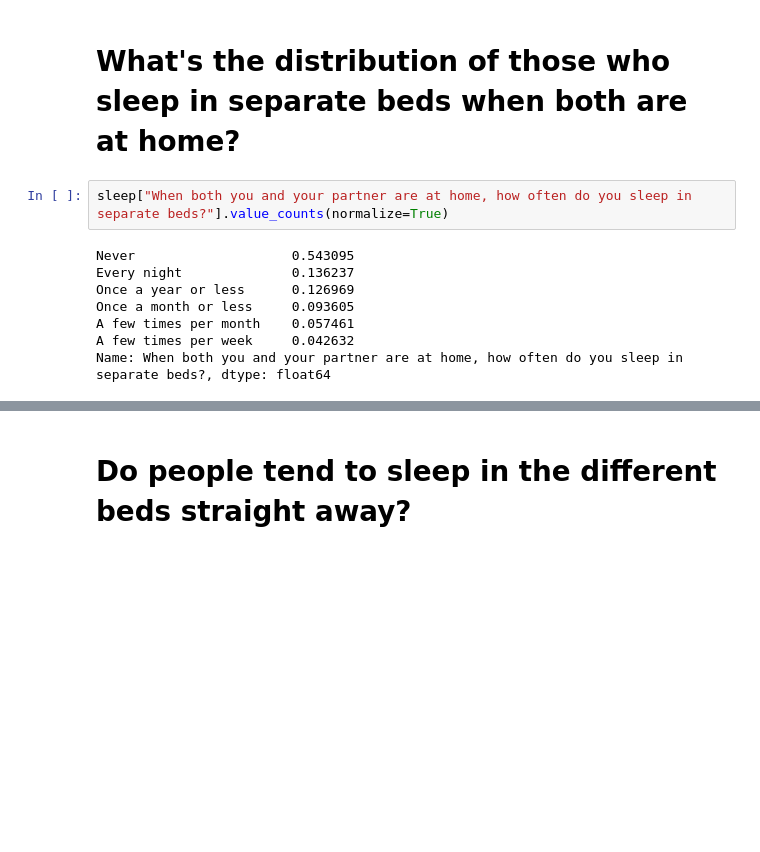
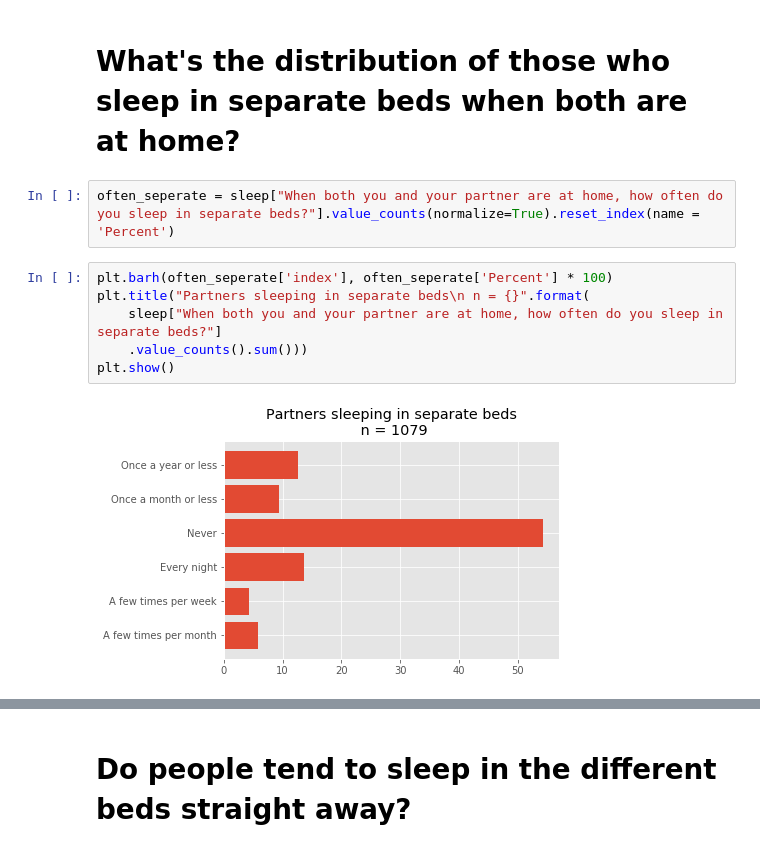
Before and after one commit to mathcoder3141/projects, a Jupyter notebook: sleep/sleep_analysis.ipynb, the cells around one changed output, grey strips where cells are left out. Cells and saved outputs as stored; diff of their text form; blank space fills up the shorter version.

```diff
--- a/sleep/sleep_analysis.ipynb
+++ b/sleep/sleep_analysis.ipynb
@@ -69,13 +55,13 @@ Name: How long have you been in your current relationship? If you are not curren
 # %% [markdown]
 # What's the distribution of those who sleep in separate beds when both are at home?
 # %%
-sleep["When both you and your partner are at home, how often do you sleep in separate beds?"].value_counts(normalize=True)
+often_seperate = sleep["When both you and your partner are at home, how often do you sleep in separate beds?"].value_counts(normalize=True).reset_index(name = 'Percent')
-# %% [output]
-Never                    0.543095
-Every night              0.136237
-Once a year or less      0.126969
-Once a month or less     0.093605
-A few times per month    0.057461
-A few times per week     0.042632
-Name: When both you and your partner are at home, how often do you sleep in separate beds?, dtype: float64
+# %%
+plt.barh(often_seperate['index'], often_seperate['Percent'] * 100)
+plt.title("Partners sleeping in separate beds\n n = {}".format(
+    sleep["When both you and your partner are at home, how often do you sleep in separate beds?"]
+    .value_counts().sum()))
+plt.show()
+# %% [output]
+[figure, added]
 # %%
```
Also changed, not shown: parts of 26 cells of this notebook.
